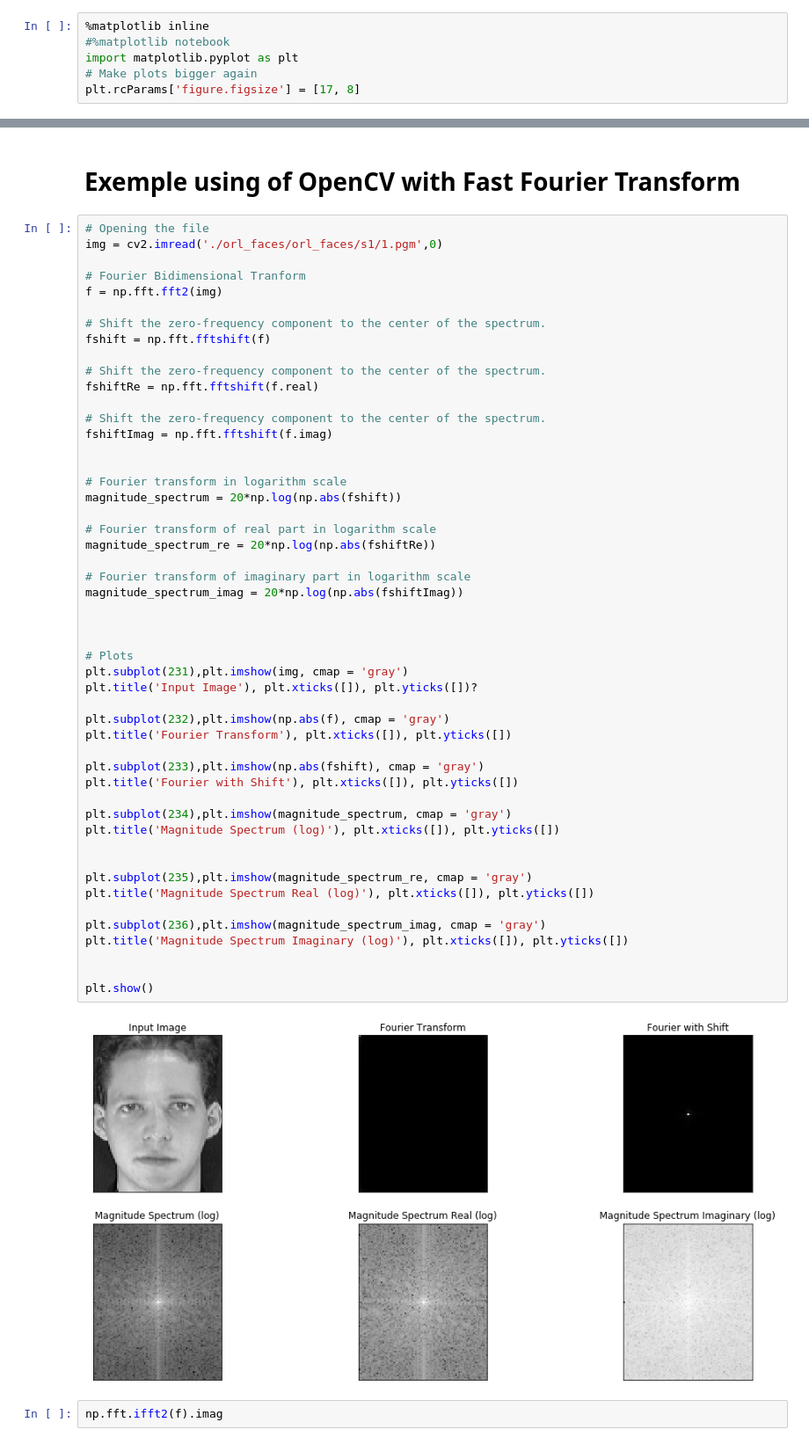
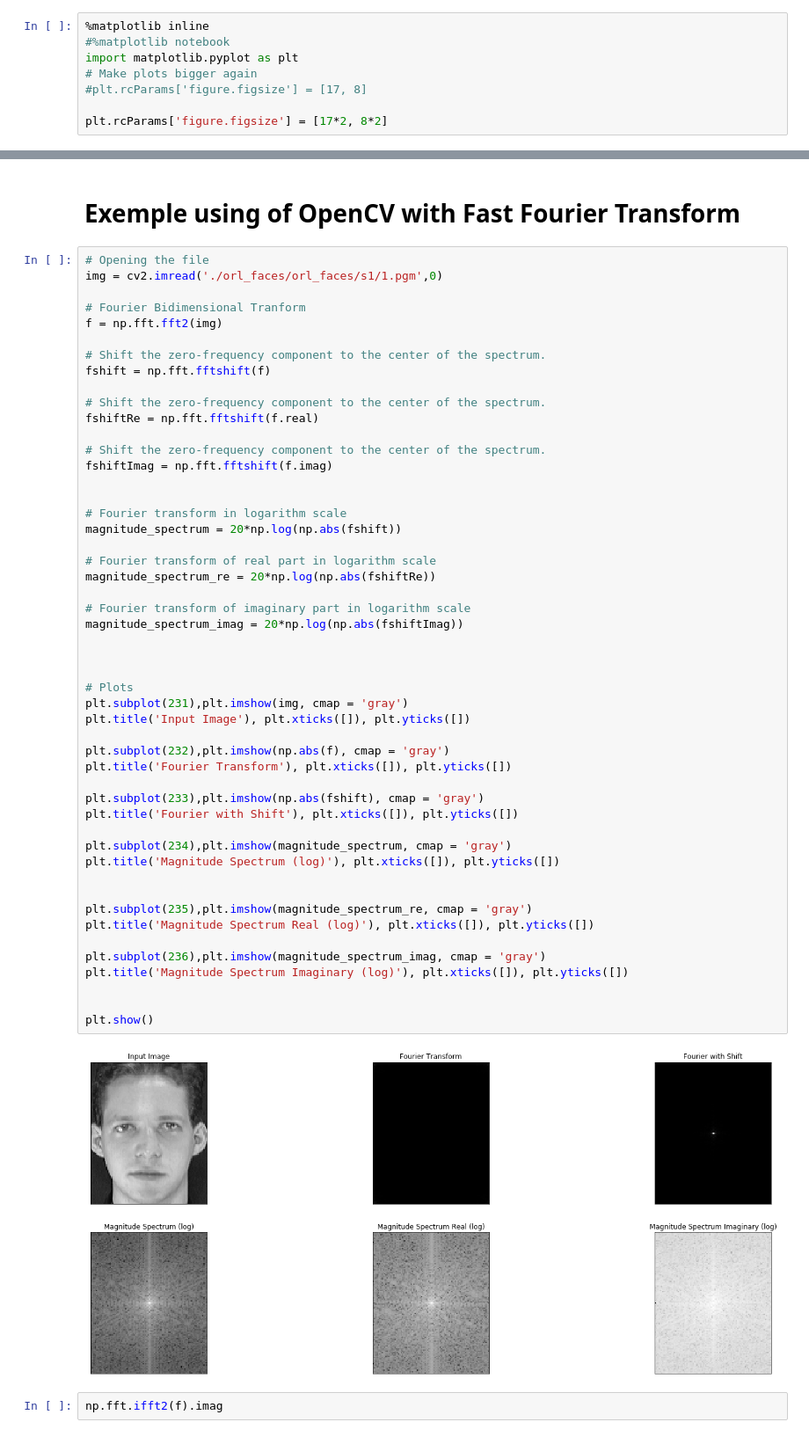
Before and after one commit to Jaquedonin/SignalFinalProject, a Jupyter notebook: Primeiros Passos.ipynb, the cells around one changed output, grey strips where cells are left out. Shown at 88% size. Cells and saved outputs as stored; diff of their text form.

```diff
--- a/Primeiros Passos.ipynb
+++ b/Primeiros Passos.ipynb
@@ -9,7 +20,9 @@ import pandas as pd
 #%matplotlib notebook
 import matplotlib.pyplot as plt
 # Make plots bigger again
-plt.rcParams['figure.figsize'] = [17, 8]
+#plt.rcParams['figure.figsize'] = [17, 8]
+
+plt.rcParams['figure.figsize'] = [17*2, 8*2]
 # %%
 import cv2
 # %%
@@ -163,35 +177,35 @@ magnitude_spectrum = 20*np.log(np.abs(fshift))
 # Fourier transform of real part in logarithm scale
 magnitude_spectrum_re = 20*np.log(np.abs(fshiftRe))
 
 # Fourier transform of imaginary part in logarithm scale
 magnitude_spectrum_imag = 20*np.log(np.abs(fshiftImag))
 
 
 
 # Plots
 plt.subplot(231),plt.imshow(img, cmap = 'gray')
-plt.title('Input Image'), plt.xticks([]), plt.yticks([])?
+plt.title('Input Image'), plt.xticks([]), plt.yticks([])
 
 plt.subplot(232),plt.imshow(np.abs(f), cmap = 'gray')
 plt.title('Fourier Transform'), plt.xticks([]), plt.yticks([])
 
 plt.subplot(233),plt.imshow(np.abs(fshift), cmap = 'gray')
 plt.title('Fourier with Shift'), plt.xticks([]), plt.yticks([])
 
 plt.subplot(234),plt.imshow(magnitude_spectrum, cmap = 'gray')
 plt.title('Magnitude Spectrum (log)'), plt.xticks([]), plt.yticks([])
 
 
 plt.subplot(235),plt.imshow(magnitude_spectrum_re, cmap = 'gray')
 plt.title('Magnitude Spectrum Real (log)'), plt.xticks([]), plt.yticks([])
 
 plt.subplot(236),plt.imshow(magnitude_spectrum_imag, cmap = 'gray')
 plt.title('Magnitude Spectrum Imaginary (log)'), plt.xticks([]), plt.yticks([])
 
 
 plt.show()
 # %% [output]
-[figure, old version]
+[figure, new version]
 # %%
 np.fft.ifft2(f).imag
 # %% [output]
```
Also changed, not shown: parts of 17 cells of this notebook.
